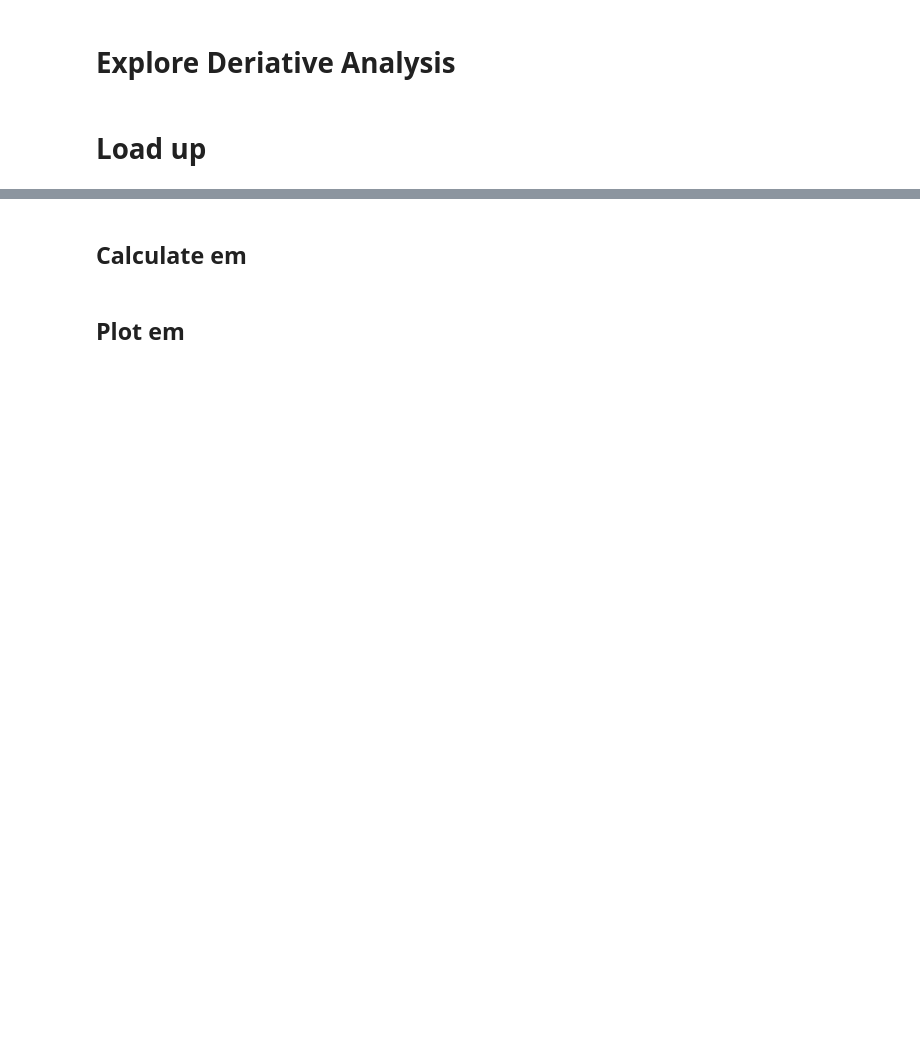
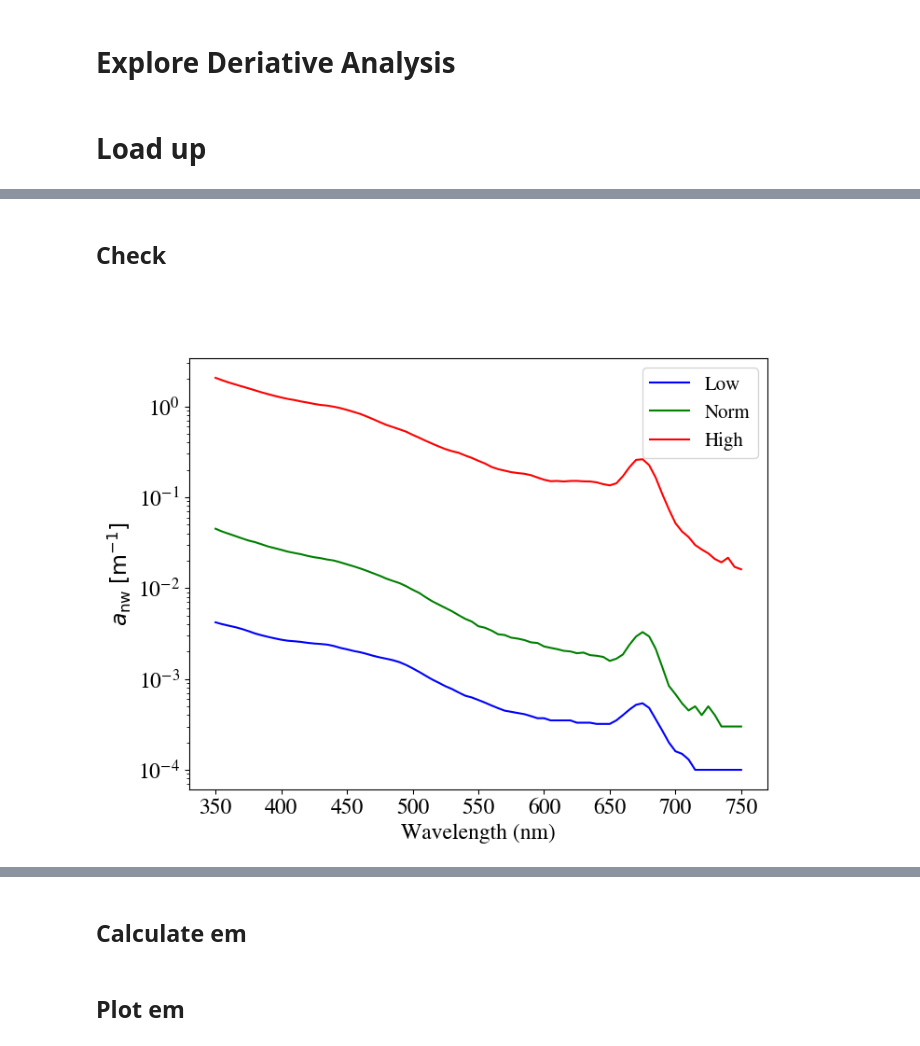
Before and after one commit to ocean-colour/bing, a Jupyter notebook: papers/phytoplankton/Analysis/Deriative.ipynb, the cells around one changed output, grey strips where cells are left out. Saved outputs shown, nothing was run; the diff lists cells and outputs as text; code cells hidden in the pictures; blank space fills up the shorter version.

```diff
--- a/papers/phytoplankton/Analysis/Deriative.ipynb
+++ b/papers/phytoplankton/Analysis/Deriative.ipynb
@@ -76,0 +72,24 @@ plt.show()
+# %%
+idx_low = np.argmin(all_anw[:,i440])
+idx_norm = 170
+idx_high = np.argmax(all_anw[:,i440])
+# %% [markdown]
+## Check
+# %%
+fig = plt.figure(figsize=(8,6))
+ax = plt.gca()
+#
+ax.plot(l23_wave, all_anw[idx_low], 'blue', label='Low')
+ax.plot(l23_wave, all_anw[idx_norm], 'green', label='Norm')
+ax.plot(l23_wave, all_anw[idx_high], 'red', label='High')
+#
+ax.legend(fontsize=15.)
+oc_plotting.set_fontsize(ax, 17.)
+# Label
+ax.set_xlabel('Wavelength (nm)')
+ax.set_ylabel(r'$a_{\rm nw} \; \rm [m^{-1}]$')
+#
+ax.set_yscale('log')
+plt.show()
+# %% [output]
+[figure, added]
```
Also changed, not shown: parts of 18 cells of this notebook.
